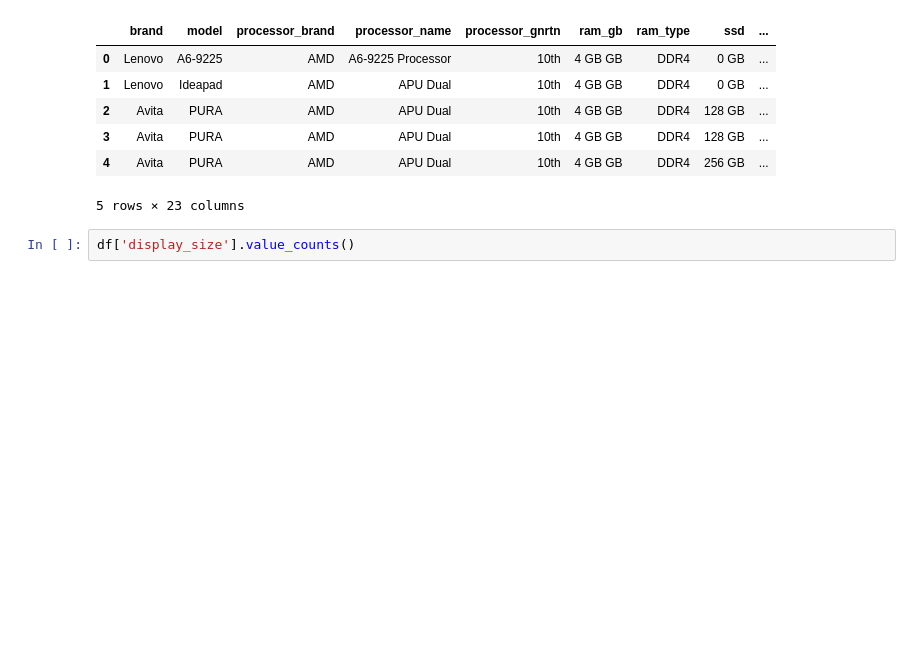
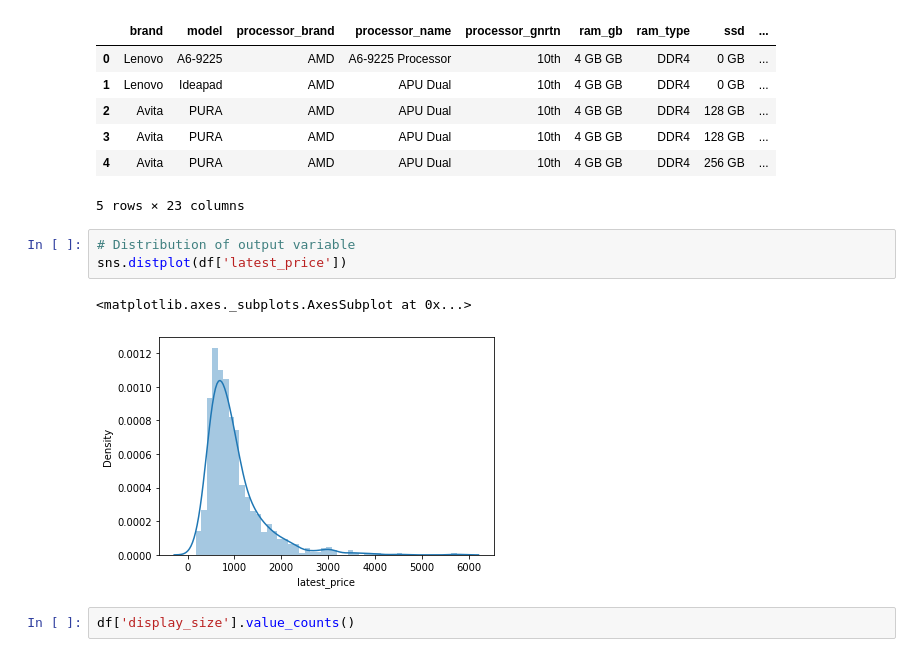
Before and after one commit to j-o-s-h-0/Laptop-Price-Prediction, a Jupyter notebook: Laptop_Price_Prediction.ipynb, the cells around one changed output. Cells and saved outputs as stored; diff of their text form; blank space fills up the shorter version.

```diff
--- a/Laptop_Price_Prediction.ipynb
+++ b/Laptop_Price_Prediction.ipynb
@@ -48,6 +65,12 @@ df.head()
 | 3 | Avita | PURA | AMD | APU Dual | 10th | 4 GB GB | DDR4 | 128 GB | ... |
 | 4 | Avita | PURA | AMD | APU Dual | 10th | 4 GB GB | DDR4 | 256 GB | ... |
 5 rows × 23 columns
+# %%
+# Distribution of output variable
+sns.distplot(df['latest_price'])
+# %% [output]
+<matplotlib.axes._subplots.AxesSubplot at 0x...>
+[figure, added]
 # %%
 df['display_size'].value_counts()
 # %% [output]
```
Also changed, not shown: parts of 12 cells of this notebook.
